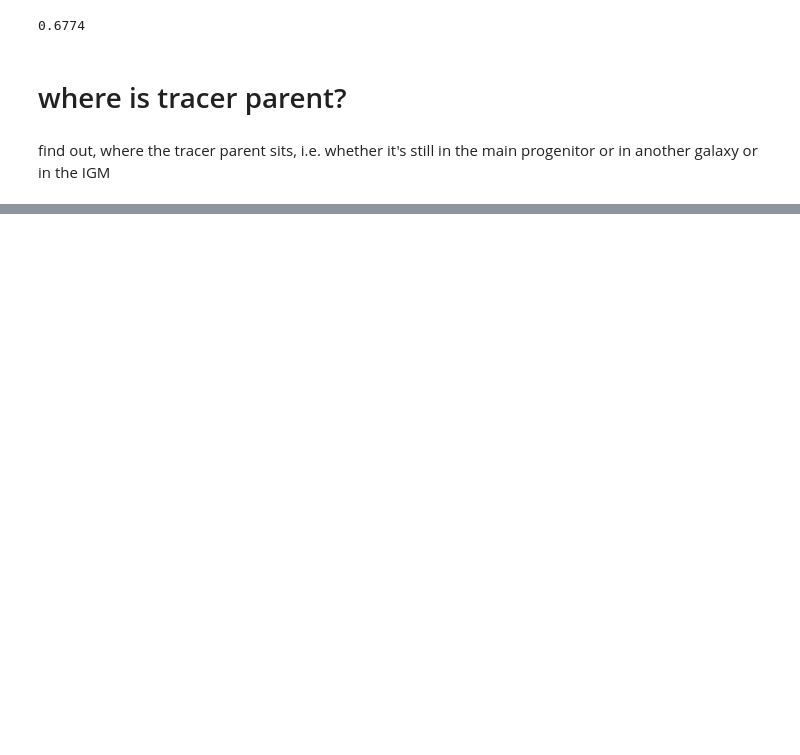
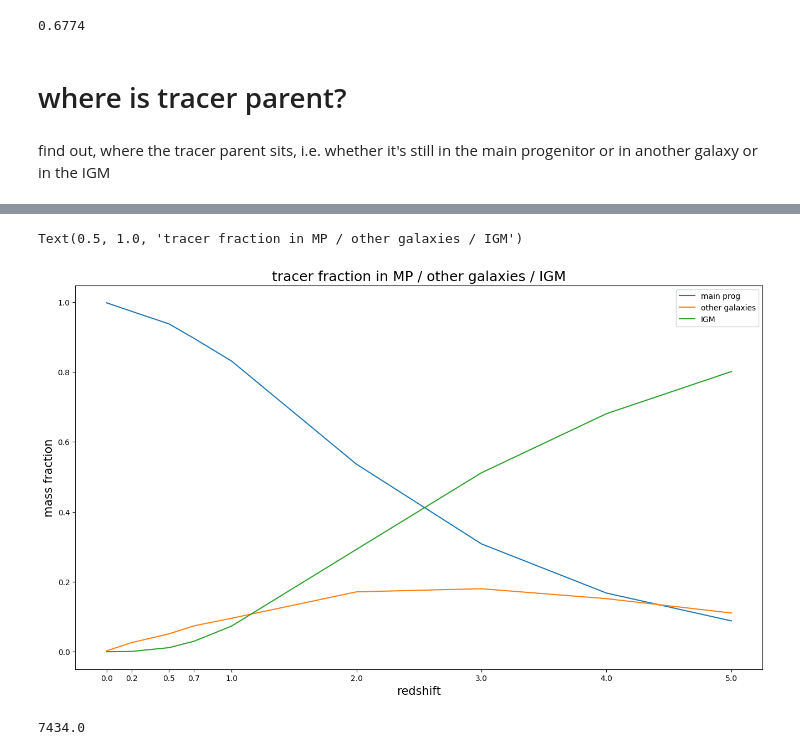
Before and after one commit to nelson-group/Ole_insitu_stars, a Jupyter notebook: real_gas_origin.ipynb, the cells around one changed output, grey strips where cells are left out. Saved outputs shown, nothing was run; the diff lists cells and outputs as text; code cells hidden in the pictures; blank space fills up the shorter version.

Commit message:
now correct offsets -> correct results in plot

```diff
--- a/real_gas_origin.ipynb
+++ b/real_gas_origin.ipynb
@@ -147,6 +168,6 @@ def location_of_parents(parent_index_filename, basePath, start_snap, target_snap
     index_file.close()
     return location, isInMP
 # %%
-location, isInMP = location_of_parents('files/TNG50-4/parent_indices_redshift_0.0.hdf5',\
+location, isInMP, missing = location_of_parents('files/TNG50-4/parent_indices_redshift_0.0.hdf5',\
                                        basePath, start_snap = 99, target_snap = 99)
 # %% [output]
@@ -164,0 +204,20 @@ print(np.where(location==-1)[0].shape) #no insitu star can be outside of its gal
+# %%
+z = np.array([0,0.2,0.5,0.7,1.0,2.0,3.0,4.0,5.0])
+snap = np.array([99,84,67,59,50,33,25,21,17])
+
+mp = np.zeros(9)
+igm = np.zeros(9)
+sub = np.zeros(9)
+for i in range(9):
+    location, isInMP = location_of_parents('files/TNG50-4/parent_indices_redshift_' + str(z[i]) + '.hdf5',\
+                                       basePath, start_snap = 99, target_snap = snap[i])
+    mp[i] = np.where(isInMP==True)[0].shape[0]
+    igm[i] = np.where(location==-1)[0].shape[0]
+    sub[i] = np.where(location!=-1)[0].shape[0]
+
+#mp = np.array([180879,176578,171665,164996,156488,108415,65584,36212,19019])
+#igm = np.array([0,232,3222,8272,20173,80367,140952,187490,220715])
+#sub = np.array([275540,275308,272318,267268,255367,194903,134588,88050,54825])
+total = np.zeros(9)
+for i in range(9):
+    total[i] = igm[i] + sub[i]
@@ -164,0 +243,21 @@ print(np.where(location==-1)[0].shape) #no insitu star can be outside of its gal
+# %%
+plt.plot(z, mp/total, label = 'main prog')
+plt.plot(z, (sub - mp)/total, label = 'other galaxies')
+plt.plot(z, igm/total, label = 'IGM')
+plt.legend()
+plt.ylabel('mass fraction',size=15)
+plt.xlabel('redshift',size=15)
+plt.xticks(z)
+plt.title('tracer fraction in MP / other galaxies / IGM',size=18)
+#plt.savefig('pics/tracer_fraction.jpg',format='jpg')
+# %% [output]
+Text(0.5, 1.0, 'tracer fraction in MP / other galaxies / IGM')
+[figure, added]
+# %%
+index_file = h5py.File('files/TNG50-4/parent_indices_redshift_0.0.hdf5','r')
+tracers_in_parent_offset = index_file['tracers_in_parents_offset'][:]
+index_file.close()
+
+print(sum(tracers_in_parent_offset[:10451]))
+# %% [output]
+7434.0
```
Also changed, not shown: parts of 6 cells of this notebook.
